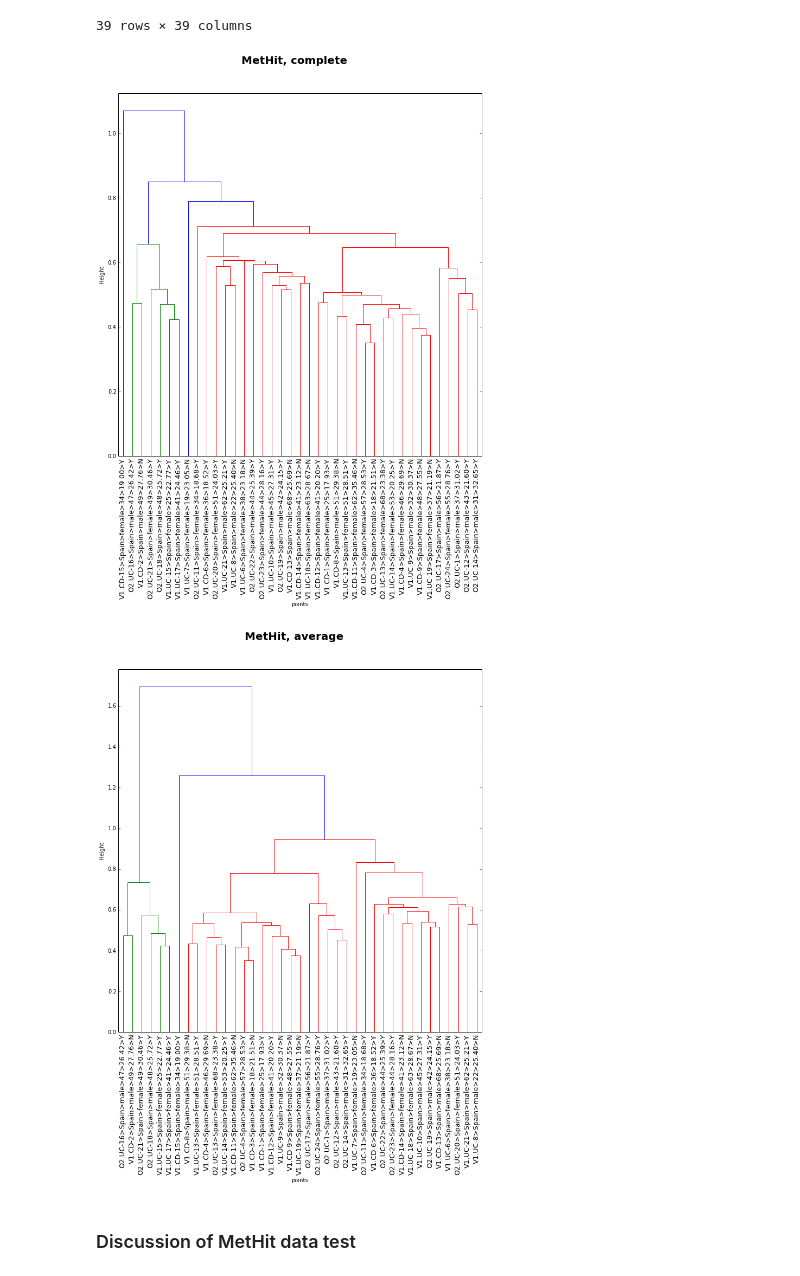
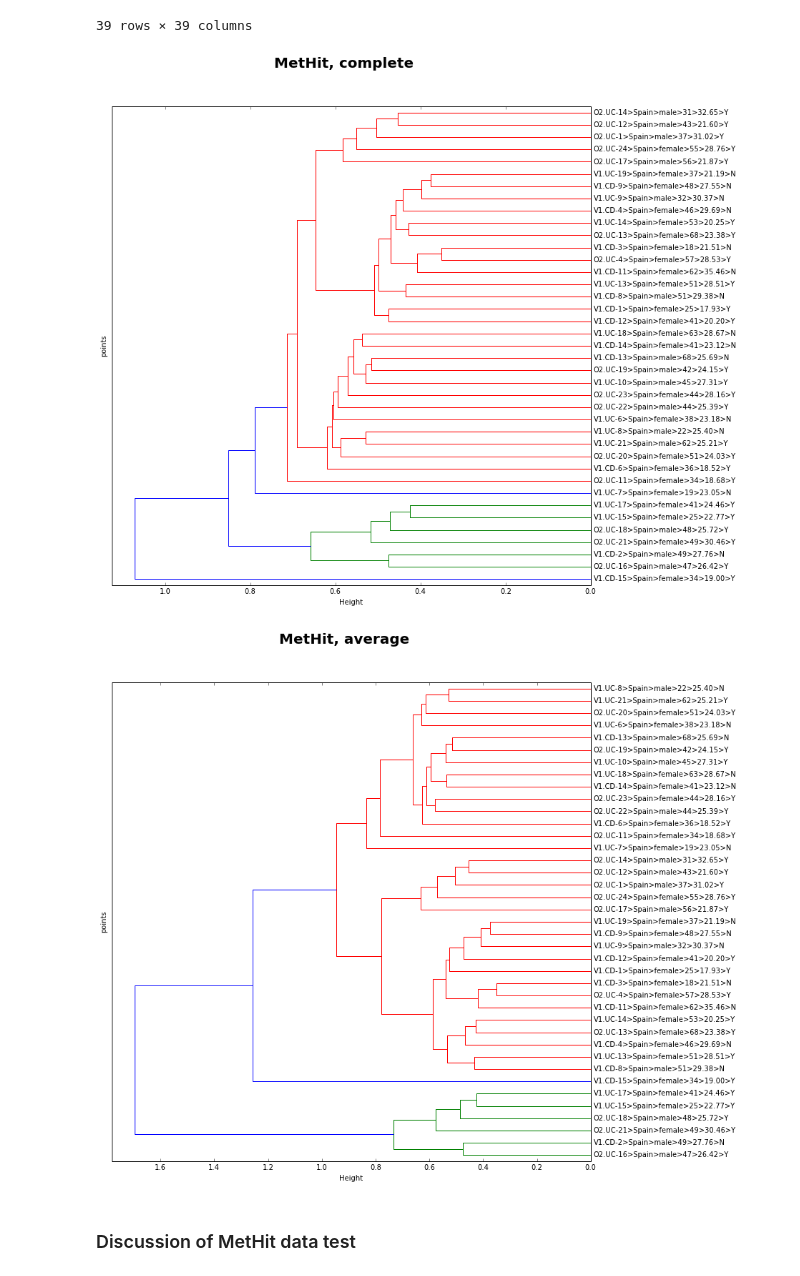
Before and after one commit to qingpeng/2014-virus-meta, a Jupyter notebook: notebook/Comparison.ipynb, the cells around one changed output. Saved outputs shown, nothing was run; the diff lists cells and outputs as text; code cells hidden in the pictures.

```diff
--- a/notebook/Comparison.ipynb
+++ b/notebook/Comparison.ipynb
@@ -292,26 +292,26 @@ for l in label:
     L.append(labels[l])
 # %%
 figure(num=None, figsize=(12, 12))
-R = dendrogram(linkage(MH, method='average'), leaf_font_size=13,labels=L, leaf_rotation=90)
+R = dendrogram(linkage(MH, method='average'), leaf_font_size=13,labels=L, leaf_rotation=90,orientation='right')
 
-xlabel('points')
-ylabel('Height')
+ylabel('points')
+xlabel('Height')
 #ylim(1,1.6)
 suptitle('MetHit, complete', fontweight='bold', fontsize=20)
 savefig('MH.pdf')
 # %% [output]
-[figure, old version]
+[figure, new version]
 # %%
 figure(num=None, figsize=(12, 12))
-R = dendrogram(linkage(MH, method='complete'), leaf_font_size=13,labels=L, leaf_rotation=90)
+R = dendrogram(linkage(MH, method='complete'), leaf_font_size=13,labels=L, leaf_rotation=90,orientation='right')
 
-xlabel('points')
-ylabel('Height')
+ylabel('points')
+xlabel('Height')
 #ylim(1,1.6)
 suptitle('MetHit, average', fontweight='bold', fontsize=20)
 savefig('MH.pdf')
 # %% [output]
-[figure, old version]
+[figure, new version]
 # %% [markdown]
 ### Discussion of MetHit data test
 # %% [markdown]
```
Also changed, not shown: parts of 4 cells of this notebook, 2 other files.
